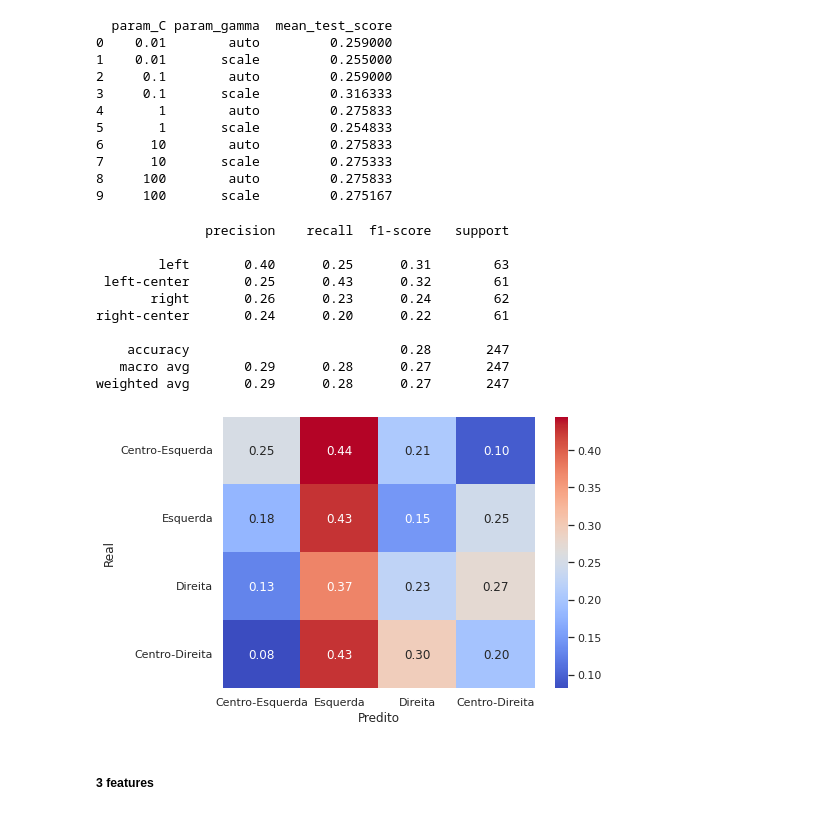
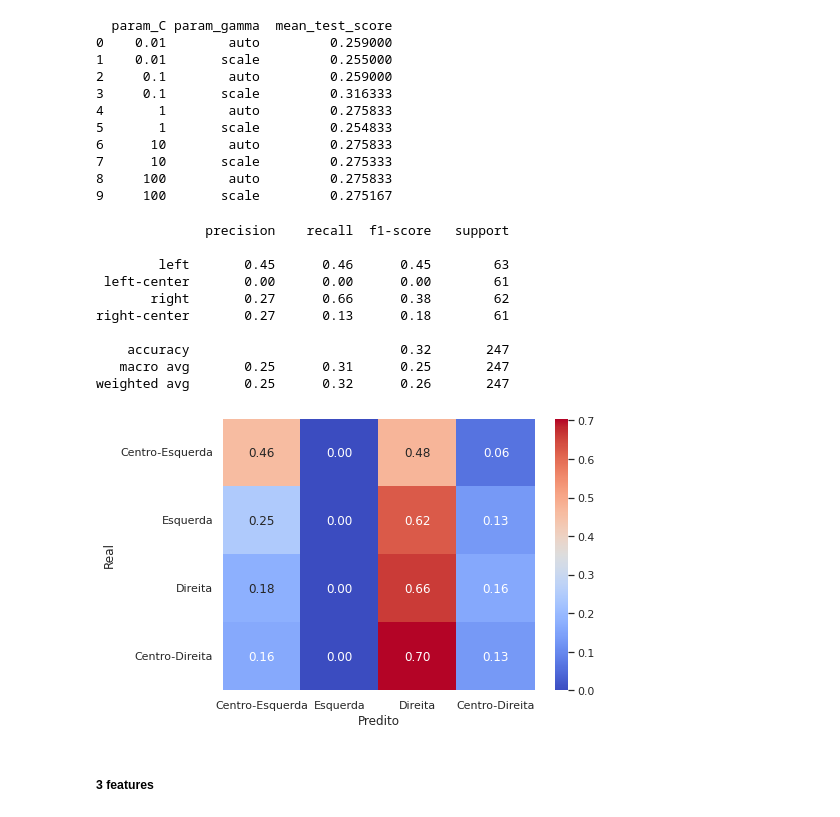
Before and after one commit to ldocarvalho/portals-bias, a Jupyter notebook: portals_bias.ipynb, the cells around one changed output. Saved outputs shown, nothing was run; the diff lists cells and outputs as text; code cells hidden in the pictures.

```diff
--- a/portals_bias.ipynb
+++ b/portals_bias.ipynb
@@ -2970,19 +2970,19 @@ grid_search_cv_with_svm(X_34, y)
 # %%
 # C = 1, gamma = scale
 # %%
-classification_with_svm_4_classes(X_34, y, 'scale', 100, 10)
+classification_with_svm_4_classes(X_34, y, 'scale', 0.1, 10)
 # %% [output]
               precision    recall  f1-score   support
 
-        left       0.40      0.25      0.31        63
- left-center       0.25      0.43      0.32        61
-       right       0.26      0.23      0.24        62
-right-center       0.24      0.20      0.22        61
+        left       0.45      0.46      0.45        63
+ left-center       0.00      0.00      0.00        61
+       right       0.27      0.66      0.38        62
+right-center       0.27      0.13      0.18        61
 
-    accuracy                           0.28       247
-   macro avg       0.29      0.28      0.27       247
-weighted avg       0.29      0.28      0.27       247
+    accuracy                           0.32       247
+   macro avg       0.25      0.31      0.25       247
+weighted avg       0.25      0.32      0.26       247
-[figure, old version]
+[figure, new version]
 # %% [markdown]
 ##### 3 features
 # %% [markdown]
```
Also changed, not shown: parts of 9 cells of this notebook.
